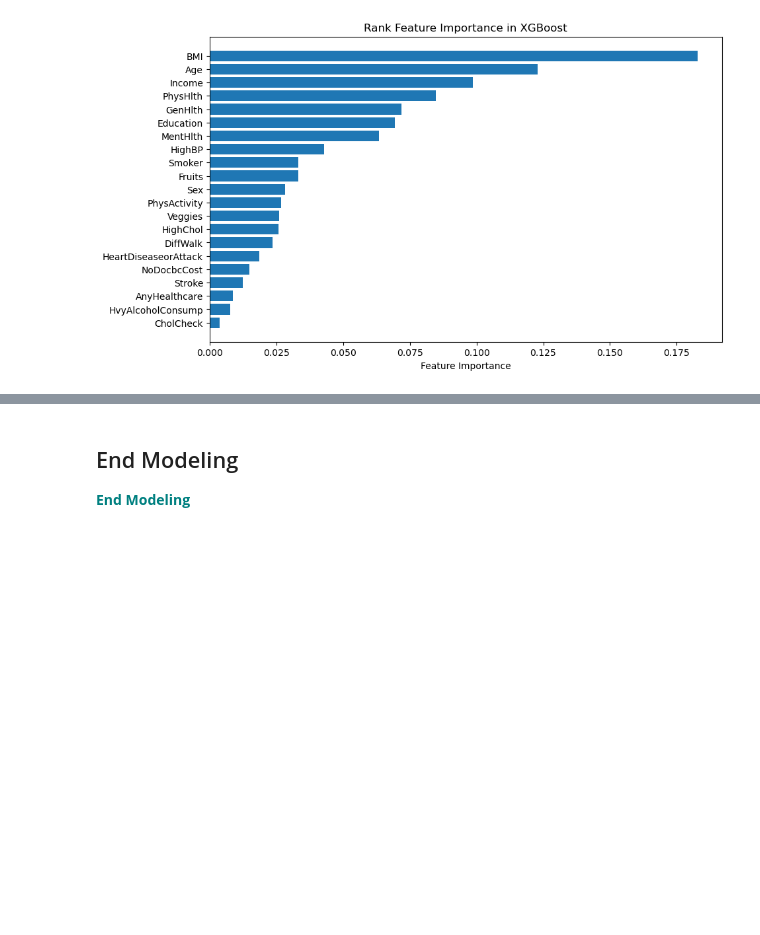
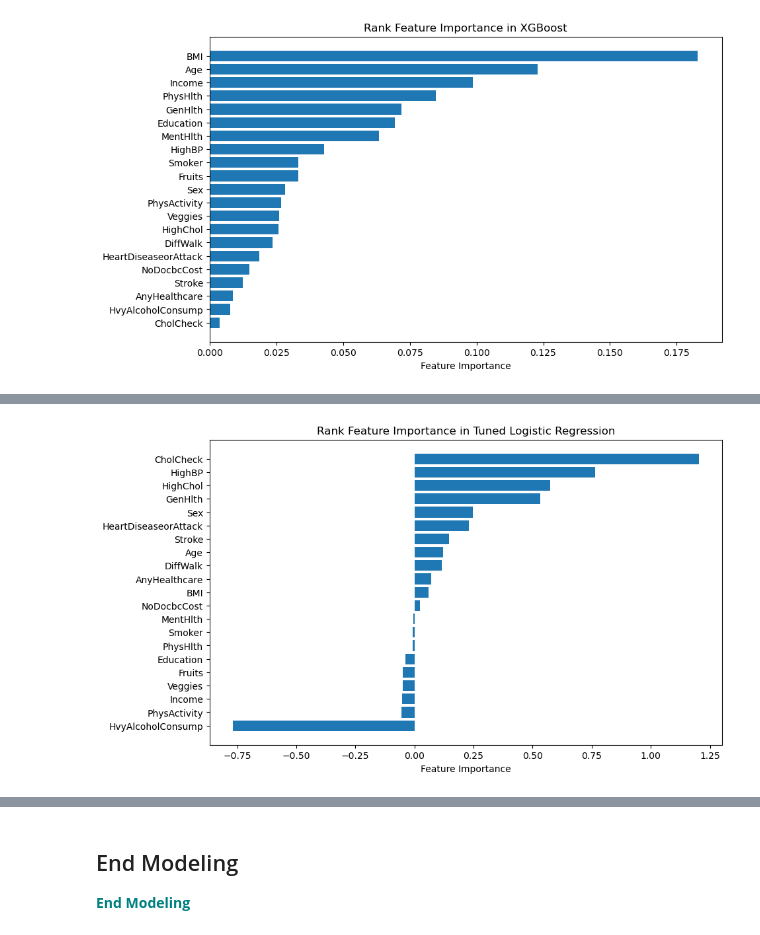
Before and after one commit to lykkelig/Capstone-Two, a Jupyter notebook: Capstone_Two_Diabetic_Prediction.ipynb, the cells around one changed output, grey strips where cells are left out. Drawn from its saved outputs; the diff is of its cells as text; code cells hidden in the pictures; blank space fills up the shorter version.

```diff
--- a/Capstone_Two_Diabetic_Prediction.ipynb
+++ b/Capstone_Two_Diabetic_Prediction.ipynb
@@ -1511,0 +1608,22 @@ plt.show()
+# %%
+feature_names = X_train.columns
+coefficients = best_logistic_regression_model.coef_[0]
+# Pair feature names with their coefficients
+feature_coefficients = list(zip(feature_names, coefficients))
+# %%
+# Feature importance for logistic regression model
+# Sort feature importances in descending order
+feature_coefficients.sort(key=lambda x: x[1], reverse=True)
+
+# Get feature names and importance
+sorted_feature_names, sorted_importance_scores = zip(*feature_coefficients)
+
+# Use a bar plot to visualize feature importance
+plt.figure(figsize=(10, 6))
+plt.barh(sorted_feature_names, sorted_importance_scores)
+plt.xlabel('Feature Importance')
+plt.title('Rank Feature Importance in Tuned Logistic Regression')
+plt.gca().invert_yaxis()
+plt.show()
+# %% [output]
+[figure, added]
```
Also changed, not shown: parts of 17 cells of this notebook.
